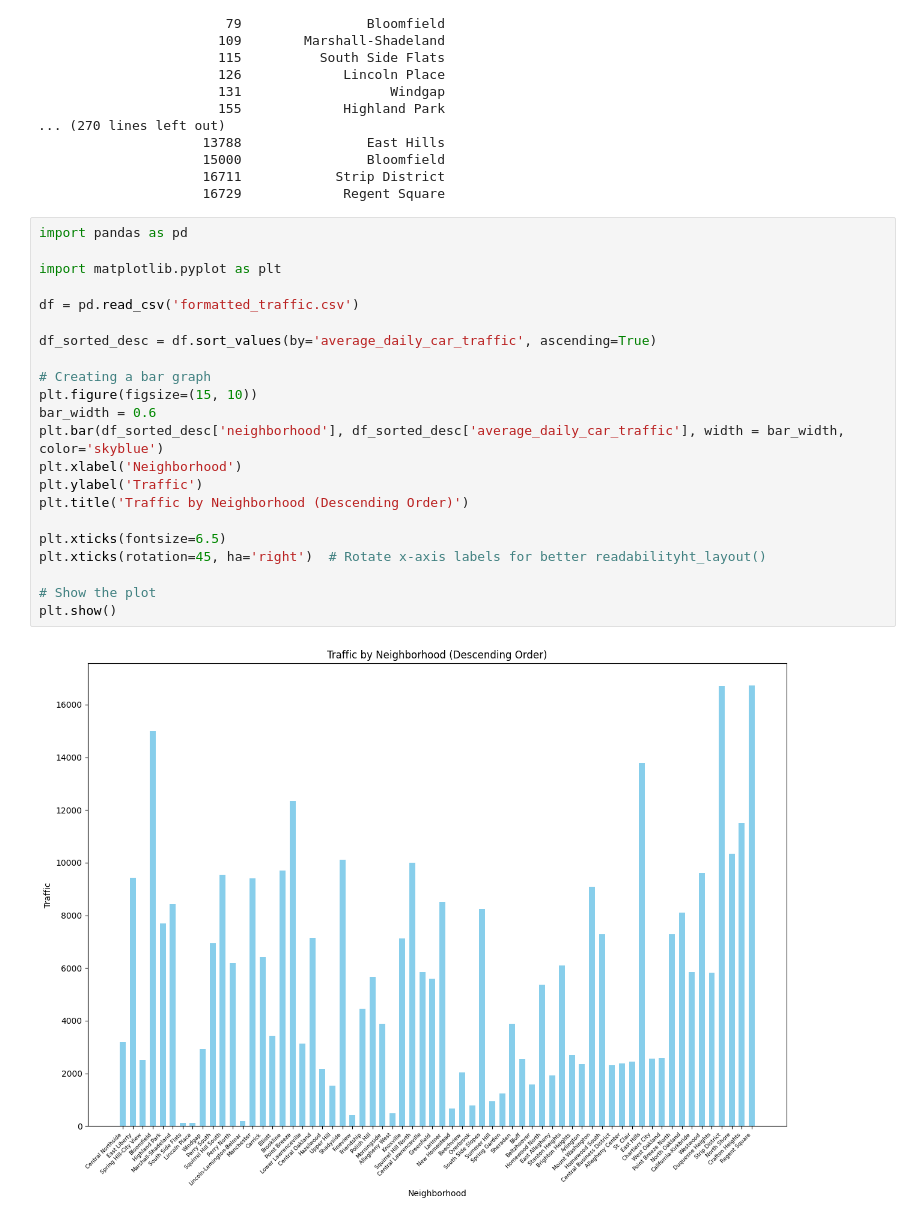
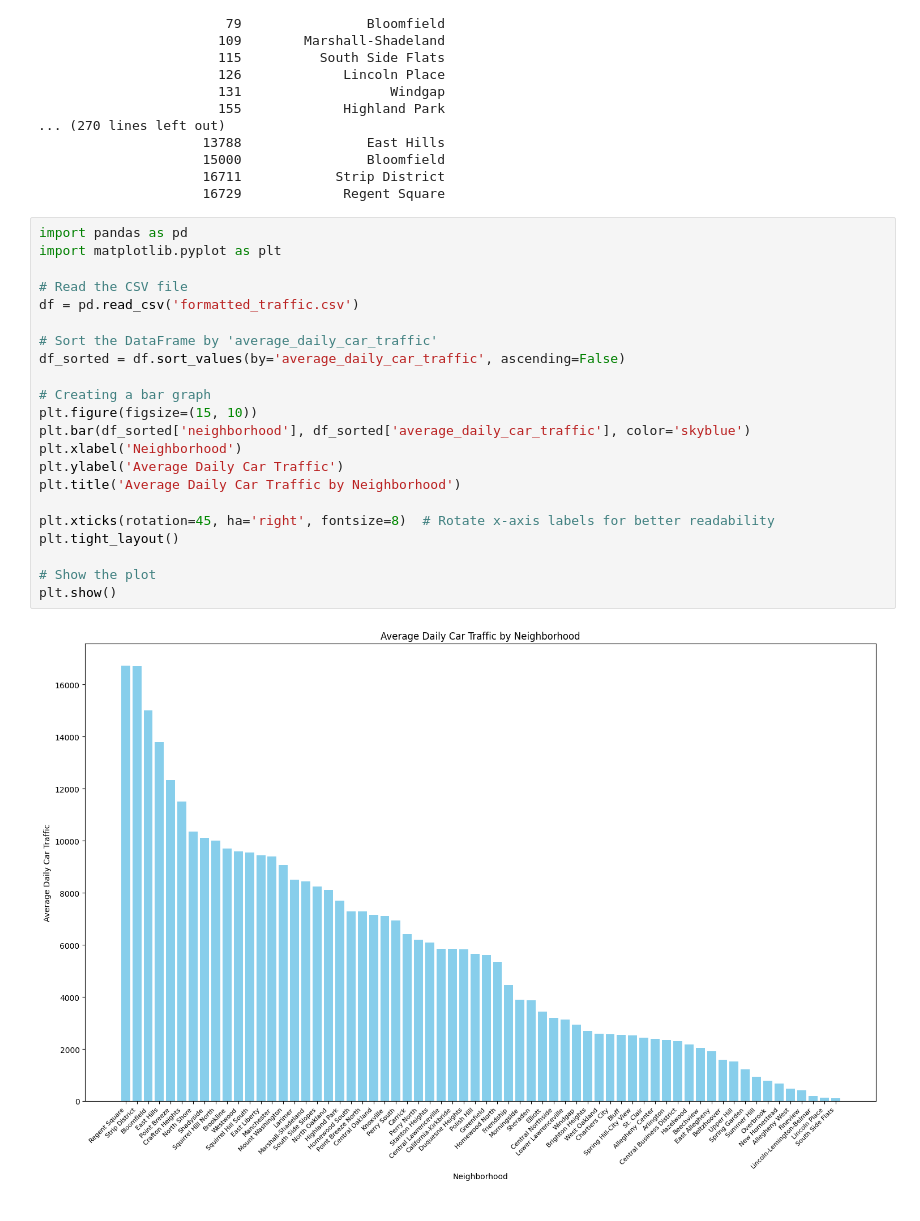
Before and after one commit to dantewarhola/Big-Ideas-in-Computing-and-Information-Group-38-Final-Project, a Jupyter notebook: dantewarhola/dante.ipynb, the cells around one changed output. Saved outputs shown, nothing was run; the diff lists cells and outputs as text.

```diff
--- a/dantewarhola/dante.ipynb
+++ b/dantewarhola/dante.ipynb
@@ -117,25 +117,25 @@ print(df_sorted.to_string(index=False))
                      16729             Regent Square
 # %%
 import pandas as pd
-
 import matplotlib.pyplot as plt
 
+# Read the CSV file
 df = pd.read_csv('formatted_traffic.csv')
 
-df_sorted_desc = df.sort_values(by='average_daily_car_traffic', ascending=True)
+# Sort the DataFrame by 'average_daily_car_traffic'
+df_sorted = df.sort_values(by='average_daily_car_traffic', ascending=False)
 
 # Creating a bar graph
 plt.figure(figsize=(15, 10))
-bar_width = 0.6
-plt.bar(df_sorted_desc['neighborhood'], df_sorted_desc['average_daily_car_traffic'], width = bar_width, color='skyblue')
+plt.bar(df_sorted['neighborhood'], df_sorted['average_daily_car_traffic'], color='skyblue')
 plt.xlabel('Neighborhood')
-plt.ylabel('Traffic')
-plt.title('Traffic by Neighborhood (Descending Order)')
+plt.ylabel('Average Daily Car Traffic')
+plt.title('Average Daily Car Traffic by Neighborhood')
 
-plt.xticks(fontsize=6.5)
-plt.xticks(rotation=45, ha='right')  # Rotate x-axis labels for better readabilityht_layout()
+plt.xticks(rotation=45, ha='right', fontsize=8)  # Rotate x-axis labels for better readability
+plt.tight_layout()
 
 # Show the plot
 plt.show()
 # %% [output]
-[figure, old version]
+[figure, new version]
```
Also changed, not shown: 1 other file.
